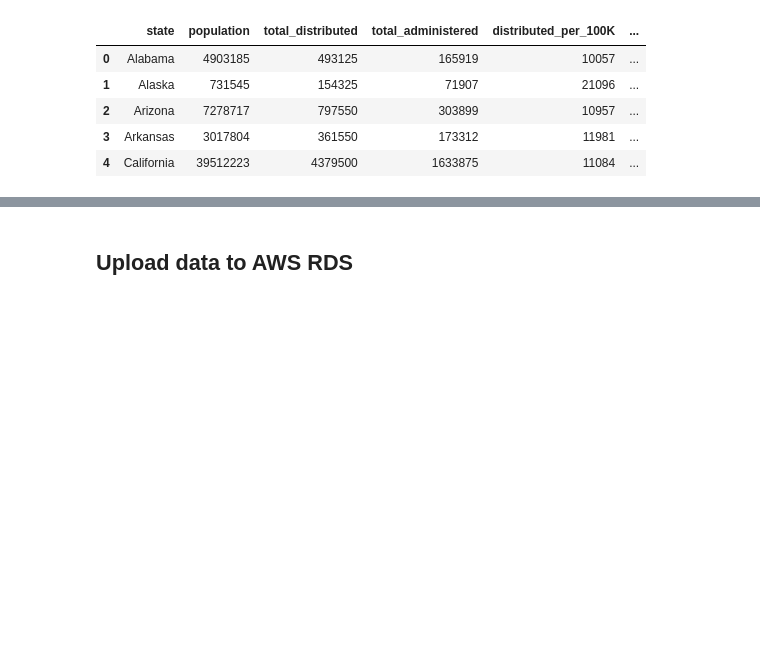
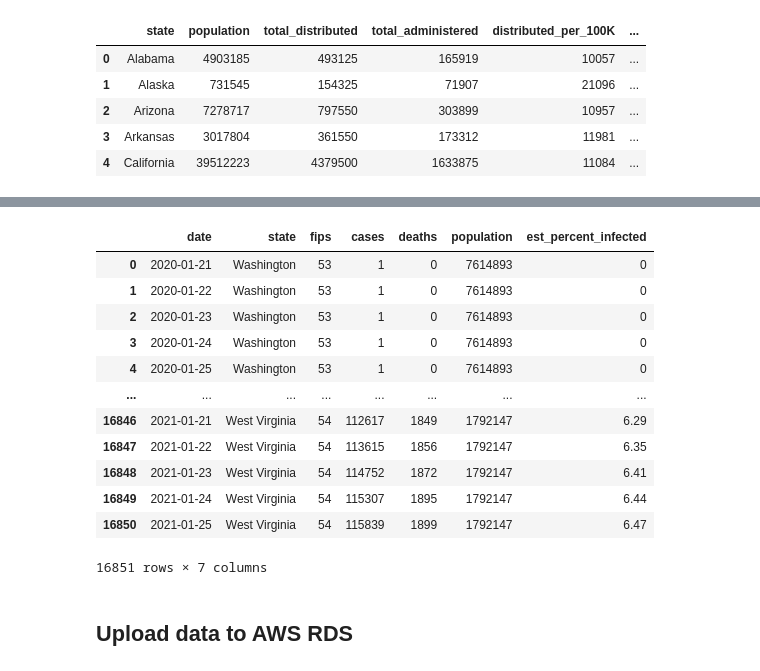
Before and after one commit to CCom20/us-covid-response, a Jupyter notebook: notebooks/data_cleaning_notebook.ipynb, the cells around one changed output, grey strips where cells are left out. Cells and saved outputs as stored; diff of their text form; code cells hidden in the pictures; blank space fills up the shorter version.

```diff
--- a/notebooks/data_cleaning_notebook.ipynb
+++ b/notebooks/data_cleaning_notebook.ipynb
@@ -272,0 +332,34 @@ master_df.head(10)
+# %%
+# Calcuation for est percent infected by state
+for index, row in nyt_master.iterrows():
+    population = int(row["population"])
+    deaths = row["deaths"]
+    infected = row["cases"]
+
+    # take out the number who have passed away to reset estimated population
+    est_population_new = population - deaths
+
+    # estimate the percent infected
+    if infected == 0:
+        percent_infected = 0
+    else:
+        percent_infected = round((infected / est_population_new) * 100, 2)
+
+    # insert into percent_infected column
+    nyt_master.at[index, "est_percent_infected"] = percent_infected
+# %%
+nyt_master
+# %% [output]
+|  | date | state | fips | cases | deaths | population | est_percent_infected |
+| 0 | 2020-01-21 | Washington | 53 | 1 | 0 | 7614893 | 0 |
+| 1 | 2020-01-22 | Washington | 53 | 1 | 0 | 7614893 | 0 |
+| 2 | 2020-01-23 | Washington | 53 | 1 | 0 | 7614893 | 0 |
+| 3 | 2020-01-24 | Washington | 53 | 1 | 0 | 7614893 | 0 |
+| 4 | 2020-01-25 | Washington | 53 | 1 | 0 | 7614893 | 0 |
+| ... | ... | ... | ... | ... | ... | ... | ... |
+| 16846 | 2021-01-21 | West Virginia | 54 | 112617 | 1849 | 1792147 | 6.29 |
+| 16847 | 2021-01-22 | West Virginia | 54 | 113615 | 1856 | 1792147 | 6.35 |
+| 16848 | 2021-01-23 | West Virginia | 54 | 114752 | 1872 | 1792147 | 6.41 |
+| 16849 | 2021-01-24 | West Virginia | 54 | 115307 | 1895 | 1792147 | 6.44 |
+| 16850 | 2021-01-25 | West Virginia | 54 | 115839 | 1899 | 1792147 | 6.47 |
+16851 rows × 7 columns
```
Also changed, not shown: parts of 7 cells of this notebook, 3 other files.
